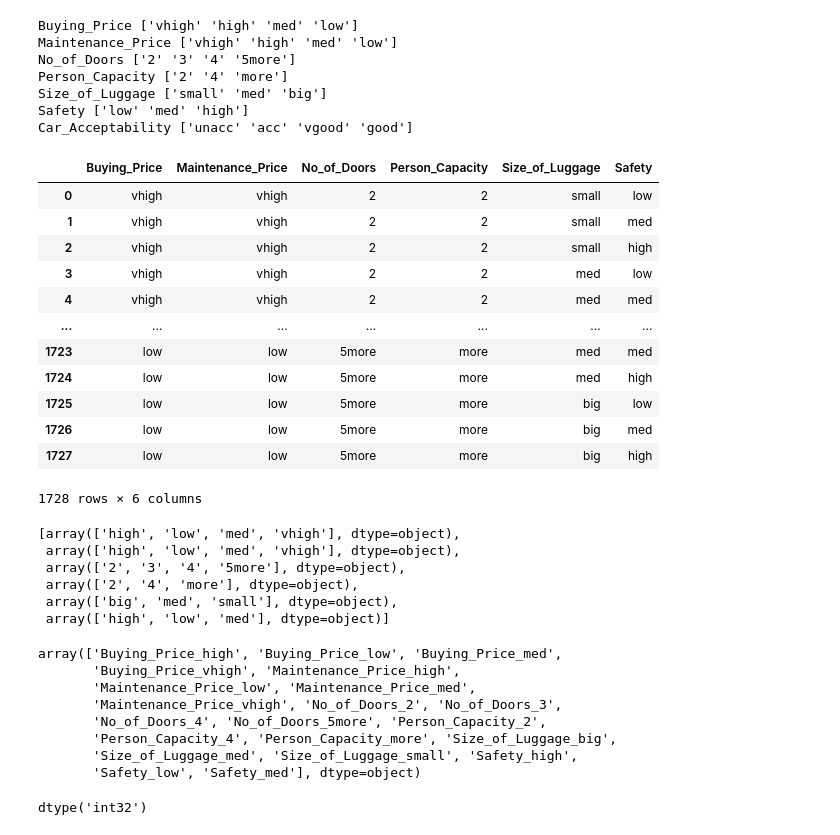
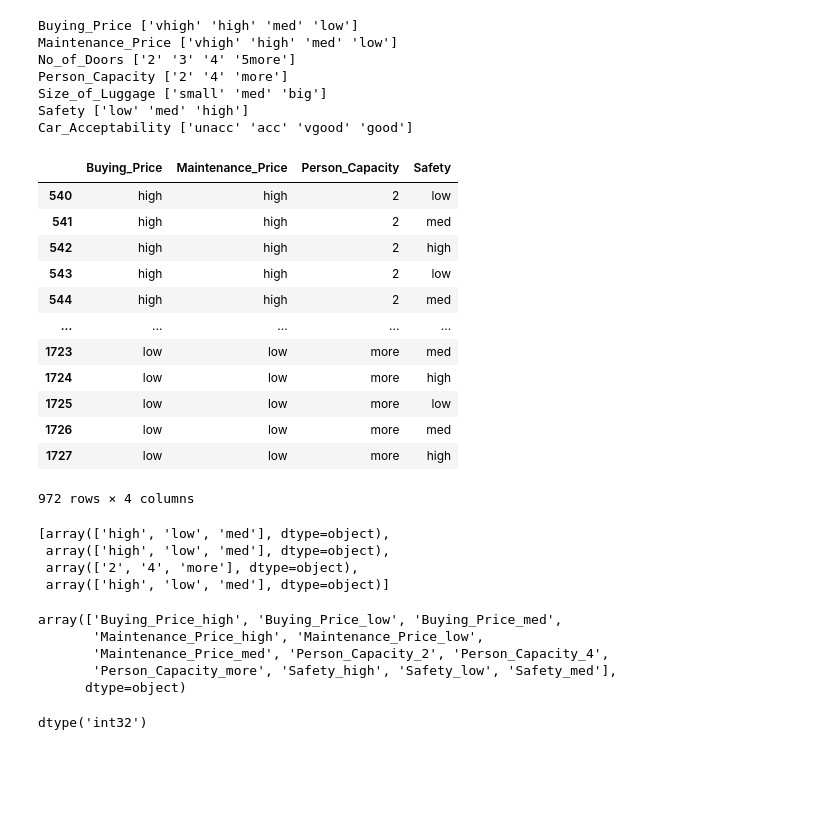
Before and after one commit to Chpel/Maga, a Jupyter notebook: OSDA .ipynb/Big homework/Bin_dataset.ipynb, the cells around one changed output. Cells and saved outputs as stored; diff of their text form; code cells hidden in the pictures; blank space fills up the shorter version.

```diff
--- a/OSDA .ipynb/Big homework/Bin_dataset.ipynb
+++ b/OSDA .ipynb/Big homework/Bin_dataset.ipynb
@@ -409,19 +426,20 @@ Size_of_Luggage ['small' 'med' 'big']
 Safety ['low' 'med' 'high']
 Car_Acceptability ['unacc' 'acc' 'vgood' 'good']
 # %%
-raw_df = df.drop('Car_Acceptability', axis=1)
+raw_df = df.drop(['Car_Acceptability', 'No_of_Doors', 'Size_of_Luggage'], axis=1)
+raw_df = raw_df[((raw_df.Buying_Price != 'vhigh') & (raw_df.Maintenance_Price != 'vhigh'))]
 raw_df
 # %% [output]
-|  | Buying_Price | Maintenance_Price | No_of_Doors | Person_Capacity | Size_of_Luggage | Safety |
-| 0 | vhigh | vhigh | 2 | 2 | small | low |
-| 1 | vhigh | vhigh | 2 | 2 | small | med |
-| 2 | vhigh | vhigh | 2 | 2 | small | high |
-| 3 | vhigh | vhigh | 2 | 2 | med | low |
-| 4 | vhigh | vhigh | 2 | 2 | med | med |
-| ... | ... | ... | ... | ... | ... | ... |
-| 1723 | low | low | 5more | more | med | med |
-| 1724 | low | low | 5more | more | med | high |
-| 1725 | low | low | 5more | more | big | low |
-| 1726 | low | low | 5more | more | big | med |
-| 1727 | low | low | 5more | more | big | high |
+|  | Buying_Price | Maintenance_Price | Person_Capacity | Safety |
+| 540 | high | high | 2 | low |
+| 541 | high | high | 2 | med |
+| 542 | high | high | 2 | high |
+| 543 | high | high | 2 | low |
+| 544 | high | high | 2 | med |
+| ... | ... | ... | ... | ... |
+| 1723 | low | low | more | med |
+| 1724 | low | low | more | high |
+| 1725 | low | low | more | low |
+| 1726 | low | low | more | med |
+| 1727 | low | low | more | high |
-1728 rows × 6 columns
+972 rows × 4 columns
@@ -430,24 +450,19 @@ ohe = OneHotEncoder(dtype=int)
 ohe.fit(raw_df)
 ohe.categories_
 # %% [output]
-[array(['high', 'low', 'med', 'vhigh'], dtype=object),
- array(['high', 'low', 'med', 'vhigh'], dtype=object),
- array(['2', '3', '4', '5more'], dtype=object),
+[array(['high', 'low', 'med'], dtype=object),
+ array(['high', 'low', 'med'], dtype=object),
  array(['2', '4', 'more'], dtype=object),
- array(['big', 'med', 'small'], dtype=object),
  array(['high', 'low', 'med'], dtype=object)]
 # %%
 res_columns = ohe.get_feature_names_out(raw_df.columns)
 res_columns
 # %% [output]
 array(['Buying_Price_high', 'Buying_Price_low', 'Buying_Price_med',
-       'Buying_Price_vhigh', 'Maintenance_Price_high',
-       'Maintenance_Price_low', 'Maintenance_Price_med',
-       'Maintenance_Price_vhigh', 'No_of_Doors_2', 'No_of_Doors_3',
-       'No_of_Doors_4', 'No_of_Doors_5more', 'Person_Capacity_2',
-       'Person_Capacity_4', 'Person_Capacity_more', 'Size_of_Luggage_big',
-       'Size_of_Luggage_med', 'Size_of_Luggage_small', 'Safety_high',
-       'Safety_low', 'Safety_med'], dtype=object)
+       'Maintenance_Price_high', 'Maintenance_Price_low',
+       'Maintenance_Price_med', 'Person_Capacity_2', 'Person_Capacity_4',
+       'Person_Capacity_more', 'Safety_high', 'Safety_low', 'Safety_med'],
+      dtype=object)
 # %%
 bin_df = ohe.transform(raw_df).toarray()
 # %%
```
Also changed, not shown: parts of 29 cells of this notebook, 3 other files.
